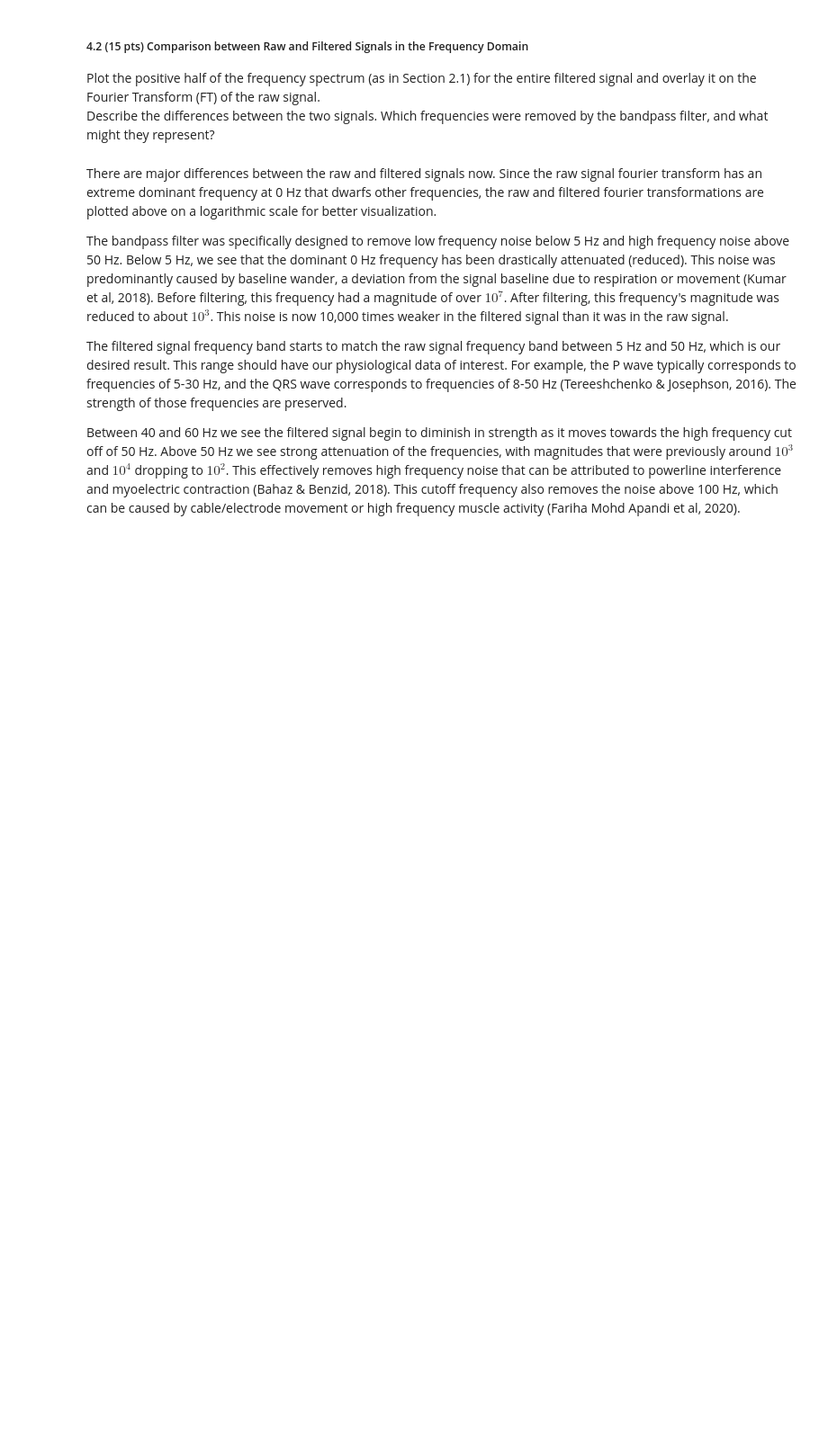
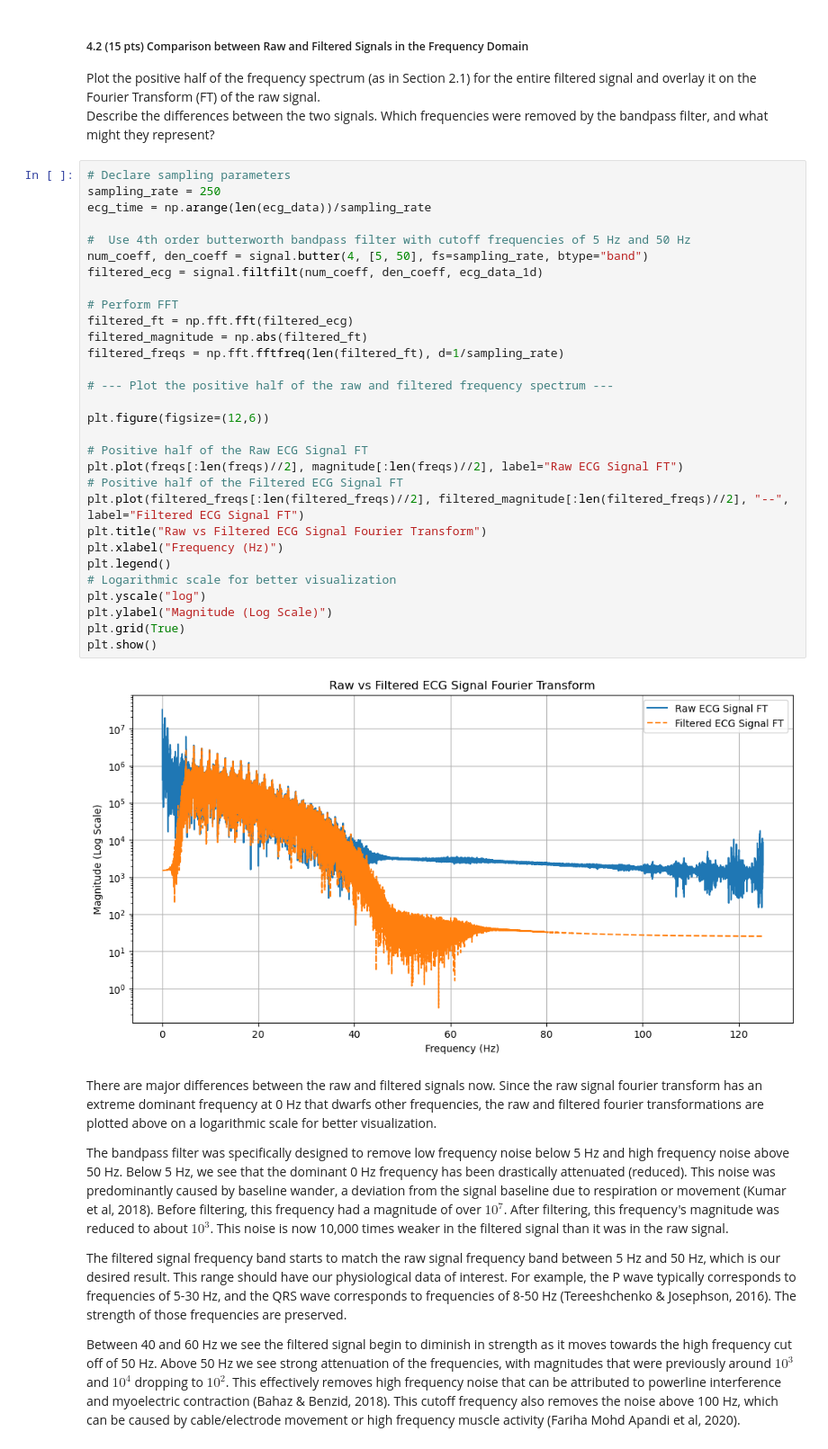
Before and after one commit to aless-sm/ECG-Asystole-Detection, a Jupyter notebook: ECG_Asystole_Detection.ipynb, the cells around one changed output. Shown at 90% size. Cells and saved outputs as stored; diff of their text form; blank space fills up the shorter version.

Commit message:
Compare raw and filtered signal

```diff
--- a/ECG_Asystole_Detection.ipynb
+++ b/ECG_Asystole_Detection.ipynb
@@ -223,6 +223,38 @@ plt.show()
 
 Plot the positive half of the frequency spectrum (as in Section 2.1) for the entire filtered signal and overlay it on the Fourier Transform (FT) of the raw signal.
 Describe the differences between the two signals. Which frequencies were removed by the bandpass filter, and what might they represent?
+# %%
+# Declare sampling parameters
+sampling_rate = 250
+ecg_time = np.arange(len(ecg_data))/sampling_rate
+
+#  Use 4th order butterworth bandpass filter with cutoff frequencies of 5 Hz and 50 Hz
+num_coeff, den_coeff = signal.butter(4, [5, 50], fs=sampling_rate, btype="band")
+filtered_ecg = signal.filtfilt(num_coeff, den_coeff, ecg_data_1d)
+
+# Perform FFT
+filtered_ft = np.fft.fft(filtered_ecg)
+filtered_magnitude = np.abs(filtered_ft)
+filtered_freqs = np.fft.fftfreq(len(filtered_ft), d=1/sampling_rate)
+
+# --- Plot the positive half of the raw and filtered frequency spectrum ---
+
+plt.figure(figsize=(12,6))
+
+# Positive half of the Raw ECG Signal FT
+plt.plot(freqs[:len(freqs)//2], magnitude[:len(freqs)//2], label="Raw ECG Signal FT")
+# Positive half of the Filtered ECG Signal FT
+plt.plot(filtered_freqs[:len(filtered_freqs)//2], filtered_magnitude[:len(filtered_freqs)//2], "--", label="Filtered ECG Signal FT")
+plt.title("Raw vs Filtered ECG Signal Fourier Transform")
+plt.xlabel("Frequency (Hz)")
+plt.legend()
+# Logarithmic scale for better visualization
+plt.yscale("log")
+plt.ylabel("Magnitude (Log Scale)")
+plt.grid(True)
+plt.show()
+# %% [output]
+[figure, added]
 # %% [markdown]
 There are major differences between the raw and filtered signals now. Since the raw signal fourier transform has an extreme dominant frequency at 0 Hz that dwarfs other frequencies, the raw and filtered fourier transformations are plotted above on a logarithmic scale for better visualization.
 
```
